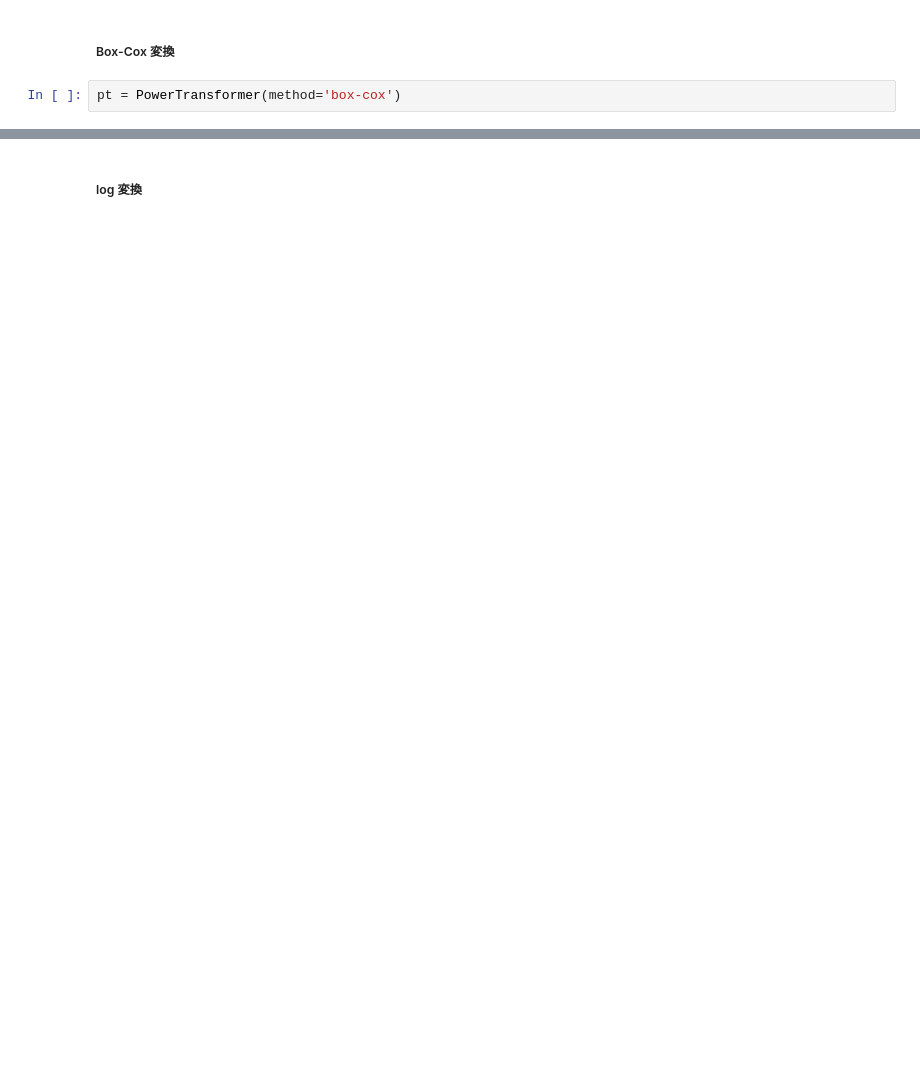
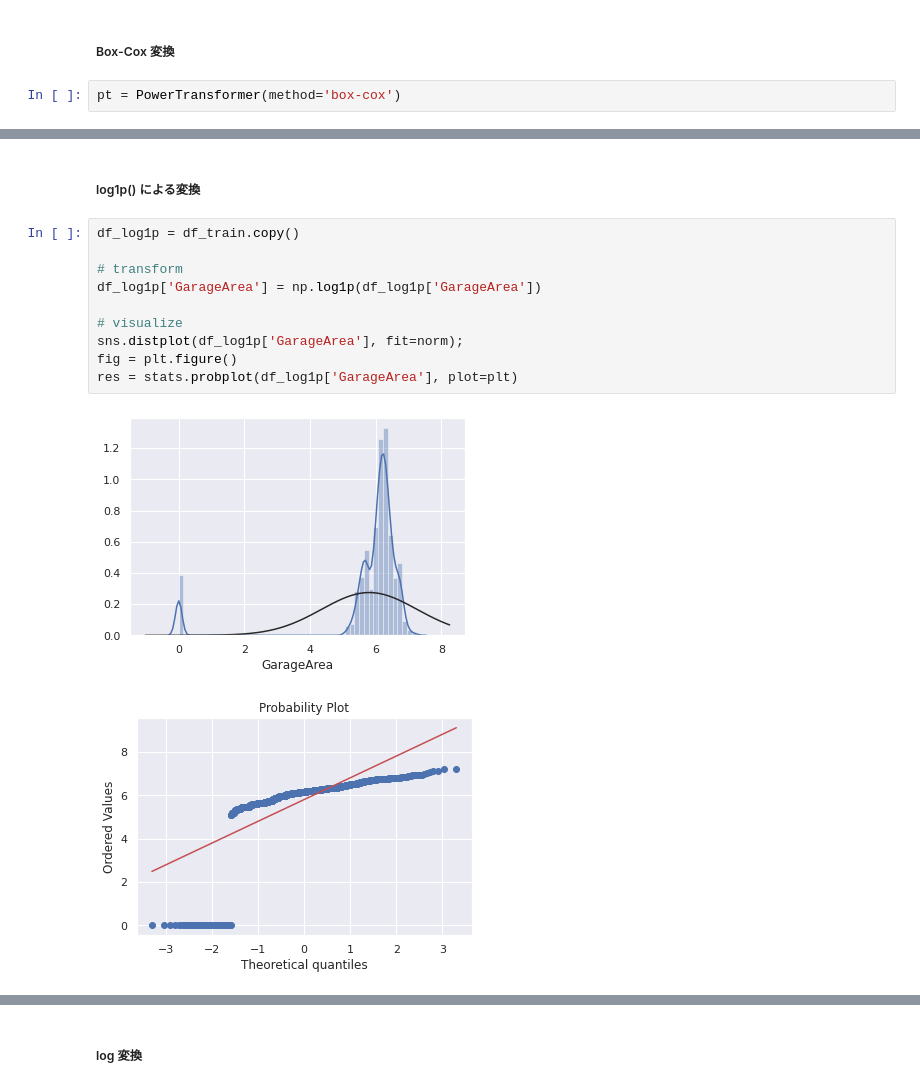
Before and after one commit to gnkm/kaggle.house-prices, a Jupyter notebook: notebooks/EDA.ipynb, the cells around one changed output, grey strips where cells are left out. Cells and saved outputs as stored; diff of their text form; blank space fills up the shorter version.

```diff
--- a/notebooks/EDA.ipynb
+++ b/notebooks/EDA.ipynb
@@ -573,0 +691,15 @@ res = stats.probplot(df_train_bc[df_train_bc['GarageArea']>0]['GarageArea'], plo
+# %% [markdown]
+##### log1p() による変換
+# %%
+df_log1p = df_train.copy()
+
+# transform
+df_log1p['GarageArea'] = np.log1p(df_log1p['GarageArea'])
+
+# visualize
+sns.distplot(df_log1p['GarageArea'], fit=norm);
+fig = plt.figure()
+res = stats.probplot(df_log1p['GarageArea'], plot=plt)
+# %% [output]
+[figure, added]
+[figure, added]
```
Also changed, not shown: parts of 34 cells of this notebook.
